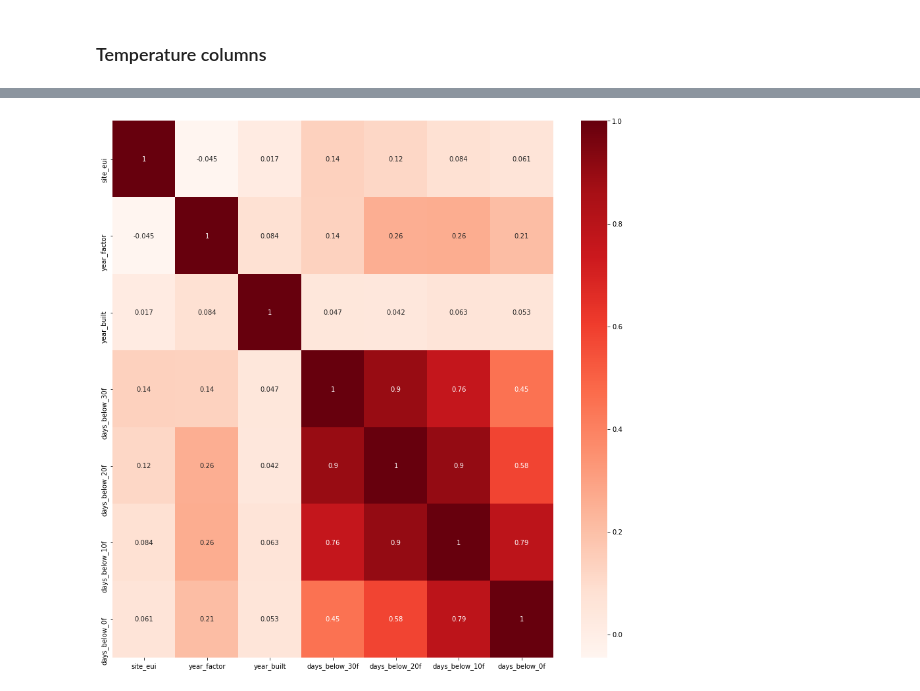
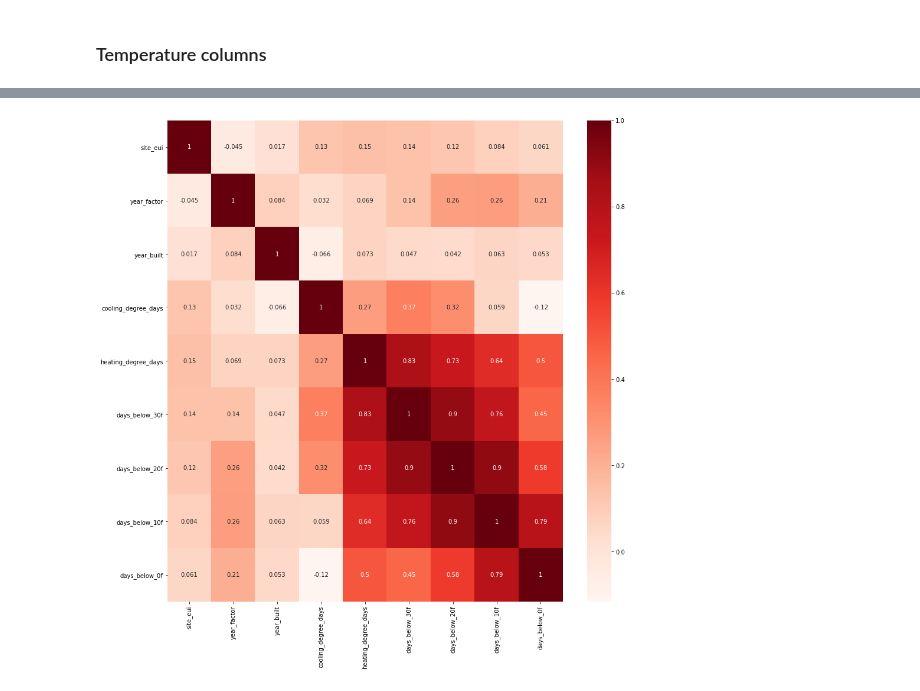
Before and after one commit to hannahpu/widsdatathon2022, a Jupyter notebook: notebook/eda_hannah.ipynb, the cells around one changed output, grey strips where cells are left out. Drawn from its saved outputs; the diff is of its cells as text; code cells hidden in the pictures.

```diff
--- a/notebook/eda_hannah.ipynb
+++ b/notebook/eda_hannah.ipynb
@@ -391,20 +397,22 @@ plt.show()
 # %%
 # train_df.corr()
 fig, ax = plt.subplots(figsize=(15, 15))
 sns.heatmap(
     train_df[
         [
             "site_eui",
             "year_factor",
             "year_built",
+            "cooling_degree_days",
+            "heating_degree_days",
         ]
         + days_below_columns
     ].corr(),
     annot=True,
     cmap="Reds",
     ax=ax,
 )
 plt.show()
 # %% [output]
-[figure, old version]
+[figure, new version]
 [interactive output not drawn]
```
Also changed, not shown: parts of 7 cells of this notebook, 4 other files.
